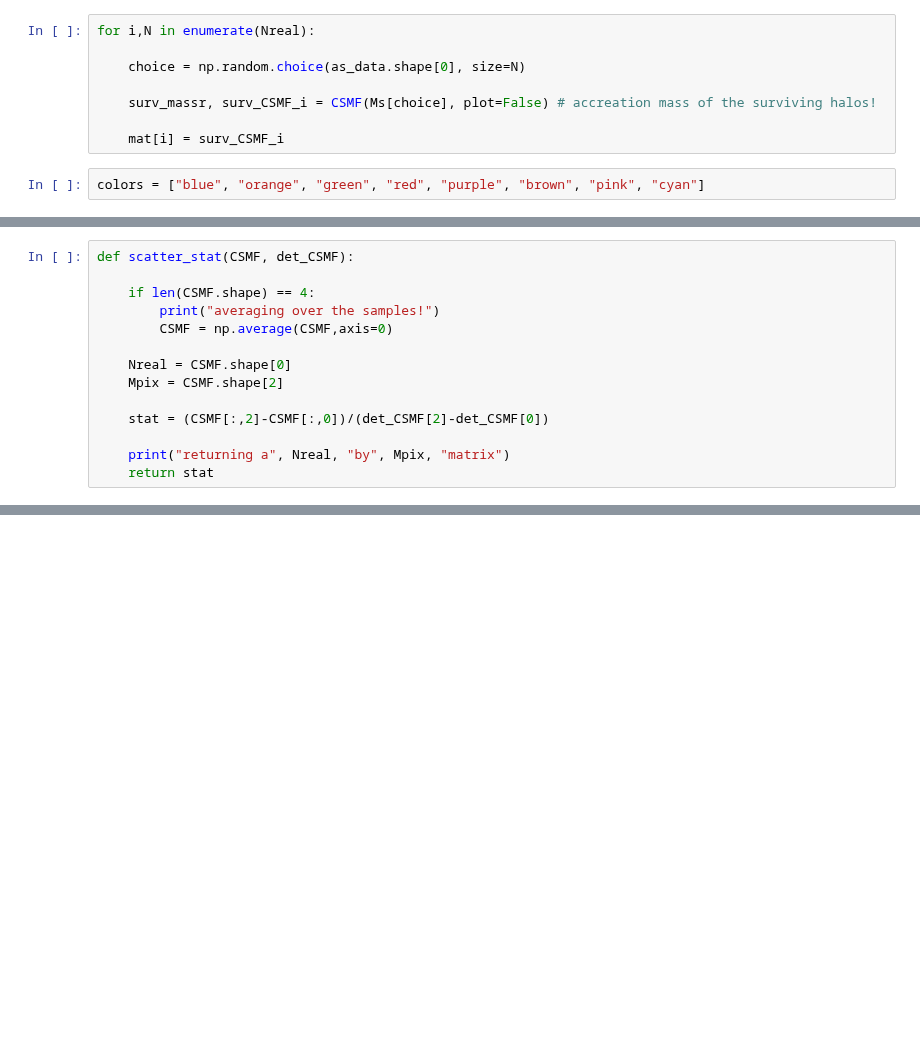
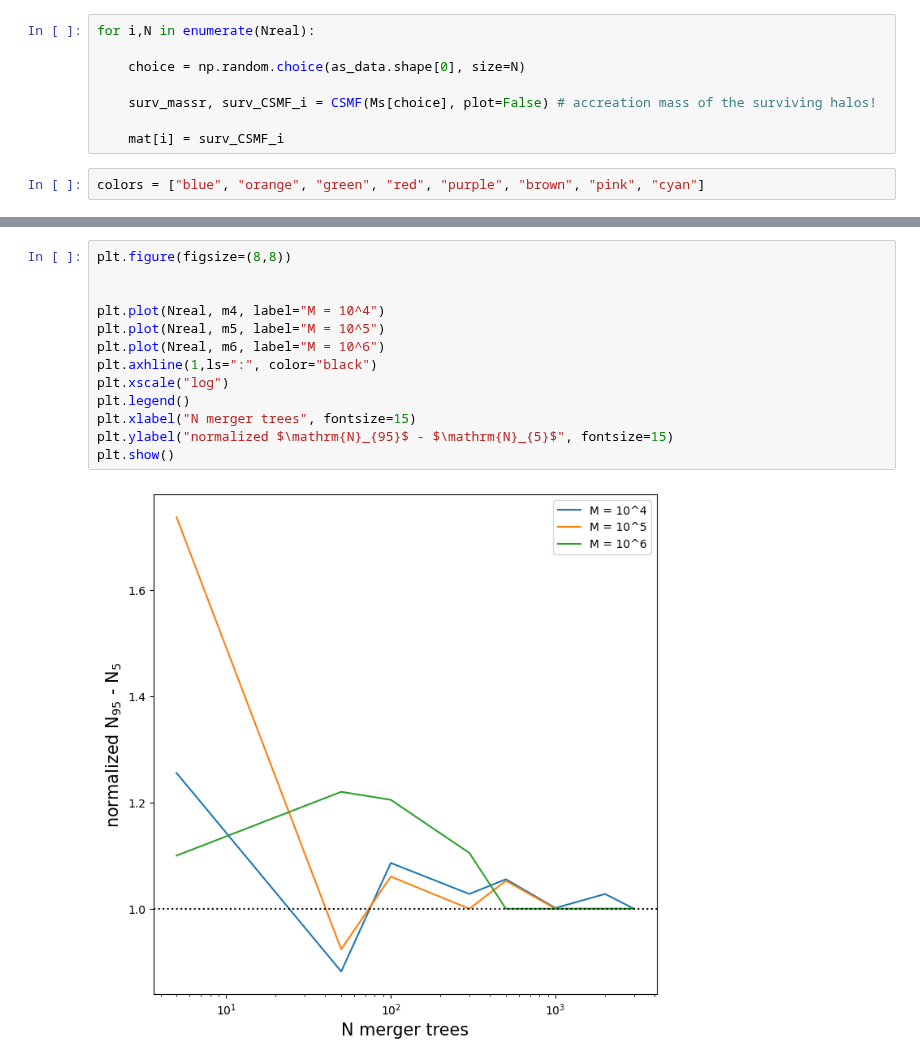
Before and after one commit to jsmonzon/SatGen, a Jupyter notebook: notebooks/N_realizations.ipynb, the cells around one changed output, grey strips where cells are left out. Cells and saved outputs as stored; diff of their text form; blank space fills up the shorter version.

```diff
--- a/notebooks/N_realizations.ipynb
+++ b/notebooks/N_realizations.ipynb
@@ -71,14 +57,0 @@ test = mat[5]
-# %%
-def scatter_stat(CSMF, det_CSMF):
-
-    if len(CSMF.shape) == 4:
-        print("averaging over the samples!")
-        CSMF = np.average(CSMF,axis=0)
-
-    Nreal = CSMF.shape[0]
-    Mpix = CSMF.shape[2]
-
-    stat = (CSMF[:,2]-CSMF[:,0])/(det_CSMF[2]-det_CSMF[0])
-
-    print("returning a", Nreal, "by", Mpix, "matrix")
-    return stat
@@ -103,0 +72,15 @@ plt.show()
+# %%
+plt.figure(figsize=(8,8))
+
+
+plt.plot(Nreal, m4, label="M = 10^4")
+plt.plot(Nreal, m5, label="M = 10^5")
+plt.plot(Nreal, m6, label="M = 10^6")
+plt.axhline(1,ls=":", color="black")
+plt.xscale("log")
+plt.legend()
+plt.xlabel("N merger trees", fontsize=15)
+plt.ylabel("normalized $\mathrm{N}_{95}$ - $\mathrm{N}_{5}$", fontsize=15)
+plt.show()
+# %% [output]
+[figure, added]
```
Also changed, not shown: parts of 11 cells of this notebook, 9 other files.
